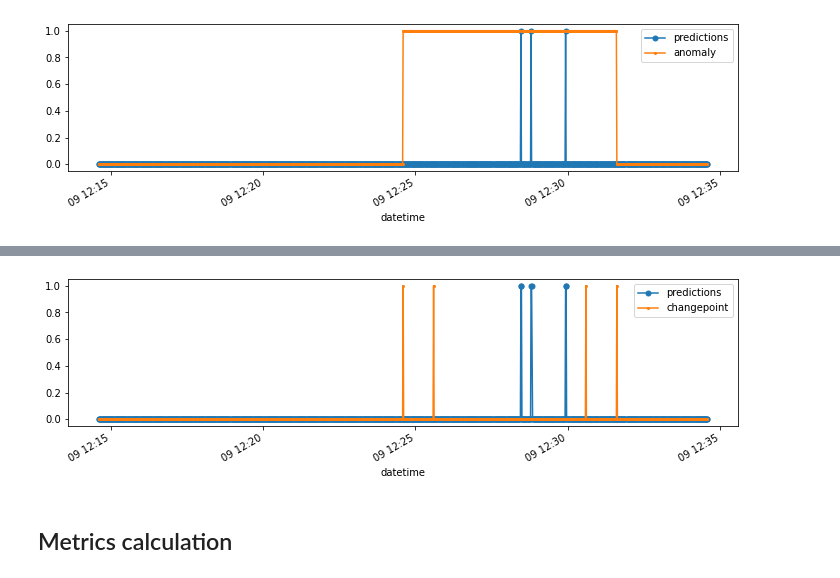
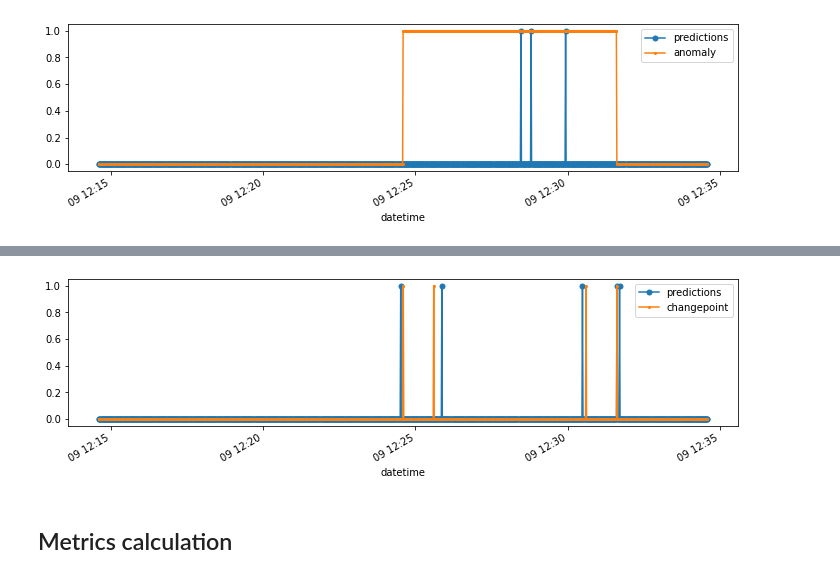
Before and after one commit to waico/SKAB, a Jupyter notebook: notebooks/autoencoder.ipynb, the cells around one changed output, grey strips where cells are left out. Saved outputs shown, nothing was run; the diff lists cells and outputs as text; code cells hidden in the pictures.

```diff
--- a/notebooks/autoencoder.ipynb
+++ b/notebooks/autoencoder.ipynb
@@ -121,7 +120,7 @@ def arch(param, data):
 
     x = Dense(param[0])(input_dots)
     x = BatchNormalization()(x)
-    x = Activation('elu')(x)
+    x = Activation('relu')(x)
 
     x = Dense(param[1])(x)
     x = BatchNormalization()(x)
@@ -257,0 +280,12 @@ plt.legend();
+# %%
+predicted_cp = true_cp[0].copy()
+# %%
+predicted_cp['2020-03-09 12:24:31'] = 1
+predicted_cp['2020-03-09 12:25:52'] = 1
+predicted_cp['2020-03-09 12:30:29'] = 1
+predicted_cp['2020-03-09 12:31:42'] = 1
+
+predicted_cp['2020-03-09 12:24:36'] = 0
+predicted_cp['2020-03-09 12:25:36'] = 0
+predicted_cp['2020-03-09 12:30:36'] = 0
+predicted_cp['2020-03-09 12:31:36'] = 0
@@ -258,11 +301,11 @@ plt.legend();
 # %%
 # true changepoint indices selection
-true_cp = [df.changepoint for df in list_of_df]
+# true_cp = [df.changepoint for df in list_of_df]
 
-predicted_cp[0].plot(figsize=(12, 3), label='predictions', marker='o', markersize=5)
+predicted_cp.plot(figsize=(12, 3), label='predictions', marker='o', markersize=5)
 true_cp[0].plot(marker='o', markersize=2)
 plt.legend();
 # %% [output]
-[figure, old version]
+[figure, new version]
 # %% [markdown]
 ## Metrics calculation
```
Also changed, not shown: parts of 11 cells of this notebook, 17 other files.
